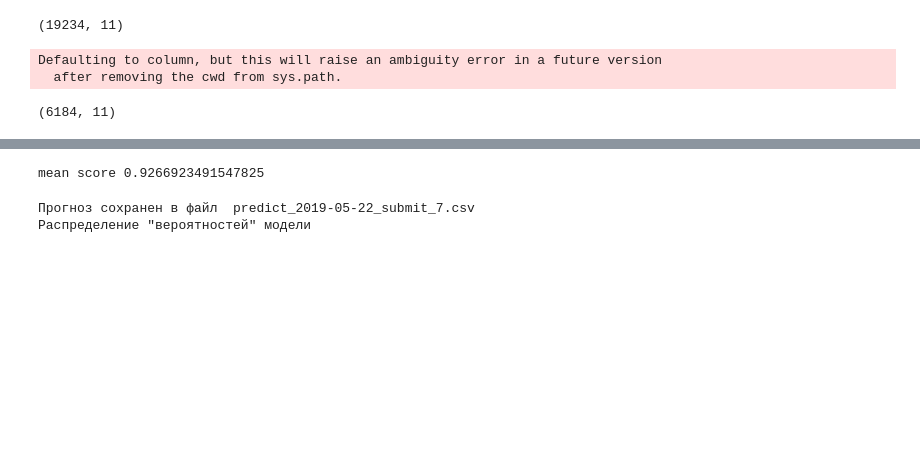
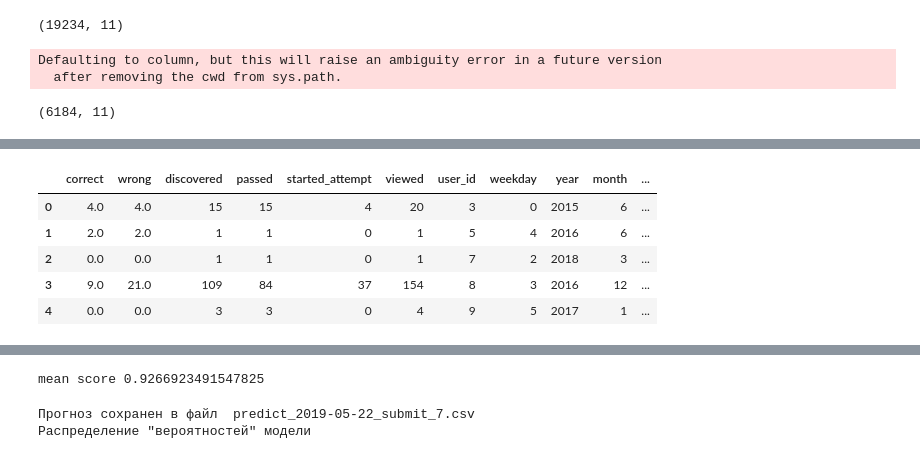
Before and after one commit to mudcrab88/ods_course, a Jupyter notebook: contest_baseline.ipynb, the cells around one changed output, grey strips where cells are left out. Drawn from its saved outputs; the diff is of its cells as text; code cells hidden in the pictures; blank space fills up the shorter version.

```diff
--- a/contest_baseline.ipynb
+++ b/contest_baseline.ipynb
@@ -92,26 +92,3 @@ X_pred.shape
 Defaulting to column, but this will raise an ambiguity error in a future version
   after removing the cwd from sys.path.
 (6184, 11)
-# %%
-#данные для OneHotEncoder
-year = X['year'].append(X_pred['year'])
-month = X['month'].append(X_pred['month'])
-hour = X['hour'].append(X_pred['hour'])
-weekday = X['weekday'].append(X_pred['weekday'])
-# %%
-ohe = OneHotEncoder(sparse=False)
-new_features = ohe.fit_transform(year.values.reshape(-1,1))
-tmp = pd.DataFrame(new_features, columns=['year' + str(i) for i in range(new_features.shape[1])])
-X = pd.concat([X, tmp], axis=1)
-new_features = ohe.fit_transform(month.values.reshape(-1,1))
-tmp = pd.DataFrame(new_features, columns=['month' + str(i) for i in range(new_features.shape[1])])
-X = pd.concat([X, tmp], axis=1)
-new_features = ohe.fit_transform(hour.values.reshape(-1,1))
-tmp = pd.DataFrame(new_features, columns=['hour' + str(i) for i in range(new_features.shape[1])])
-X = pd.concat([X, tmp], axis=1)
-new_features = ohe.fit_transform(weekday.values.reshape(-1,1))
-tmp = pd.DataFrame(new_features, columns=['weekday' + str(i) for i in range(new_features.shape[1])])
-X = pd.concat([X, tmp], axis=1)
-X = X.set_index('user_id')
-X_train, X_test, y_train, y_test = train_test_split(X, y, test_size=0.3, random_state=0)
-X.shape
@@ -135,0 +101,12 @@ X_test = X_test[cols]
+# %%
+for i in year:
+    X['year='+str(i)] = (X['year']==i).astype('float')
+    X_pred['year='+str(i)] = (X_pred['year']==i).astype('float')
+X.head()
+# %% [output]
+|  | correct | wrong | discovered | passed | started_attempt | viewed | user_id | weekday | year | month | ... |
+| 0 | 4.0 | 4.0 | 15 | 15 | 4 | 20 | 3 | 0 | 2015 | 6 | ... |
+| 1 | 2.0 | 2.0 | 1 | 1 | 0 | 1 | 5 | 4 | 2016 | 6 | ... |
+| 2 | 0.0 | 0.0 | 1 | 1 | 0 | 1 | 7 | 2 | 2018 | 3 | ... |
+| 3 | 9.0 | 21.0 | 109 | 84 | 37 | 154 | 8 | 3 | 2016 | 12 | ... |
+| 4 | 0.0 | 0.0 | 3 | 3 | 0 | 4 | 9 | 5 | 2017 | 1 | ... |
```
Also changed, not shown: parts of 17 cells of this notebook, 1 other file.
